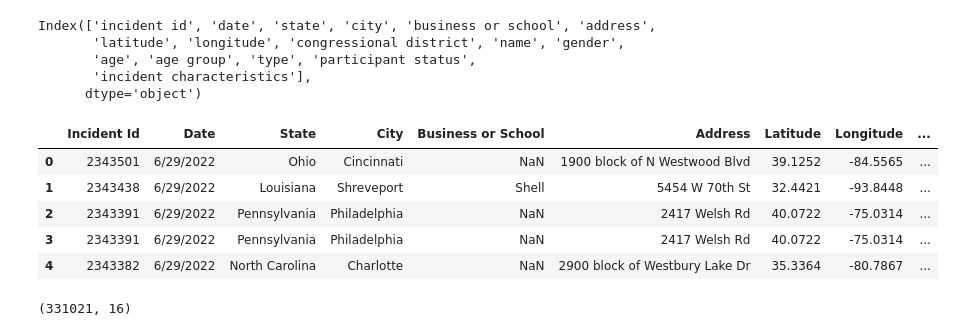
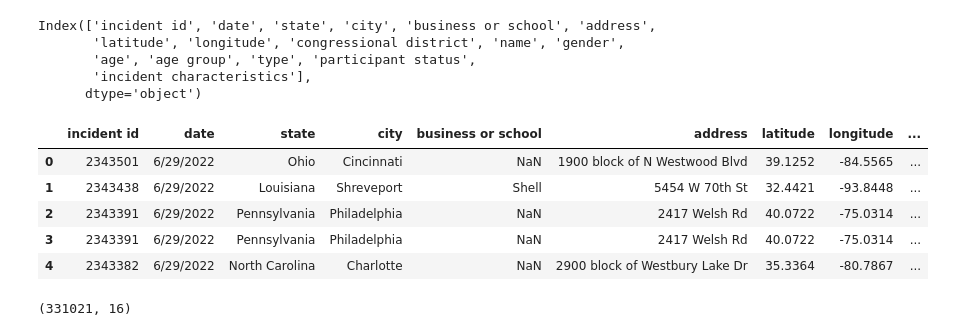
Before and after one commit to abogdan22/DS6040_Project, a Jupyter notebook: Data Preprocessing.ipynb, the cells around one changed output. Drawn from its saved outputs; the diff is of its cells as text; code cells hidden in the pictures.

Commit message:
some updates
Added comments to preprocessing and created one more df for number of shootings per state. Added to modeling notebook.

```diff
--- a/Data Preprocessing.ipynb
+++ b/Data Preprocessing.ipynb
@@ -54,9 +54,9 @@ Index(['incident id', 'date', 'state', 'city', 'business or school', 'address',
        'incident characteristics'],
       dtype='object')
 # %%
-GVA_whole[GVA_whole['Date'] == '6/29/2022']
+GVA_whole[GVA_whole['date'] == '6/29/2022']
 # %% [output]
-|  | Incident Id | Date | State | City | Business or School | Address | Latitude | Longitude | ... |
+|  | incident id | date | state | city | business or school | address | latitude | longitude | ... |
 | 0 | 2343501 | 6/29/2022 | Ohio | Cincinnati | NaN | 1900 block of N Westwood Blvd | 39.1252 | -84.5565 | ... |
 | 1 | 2343438 | 6/29/2022 | Louisiana | Shreveport | Shell | 5454 W 70th St | 32.4421 | -93.8448 | ... |
 | 2 | 2343391 | 6/29/2022 | Pennsylvania | Philadelphia | NaN | 2417 Welsh Rd | 40.0722 | -75.0314 | ... |
```
Also changed, not shown: parts of 20 cells of this notebook, 1 other file.
